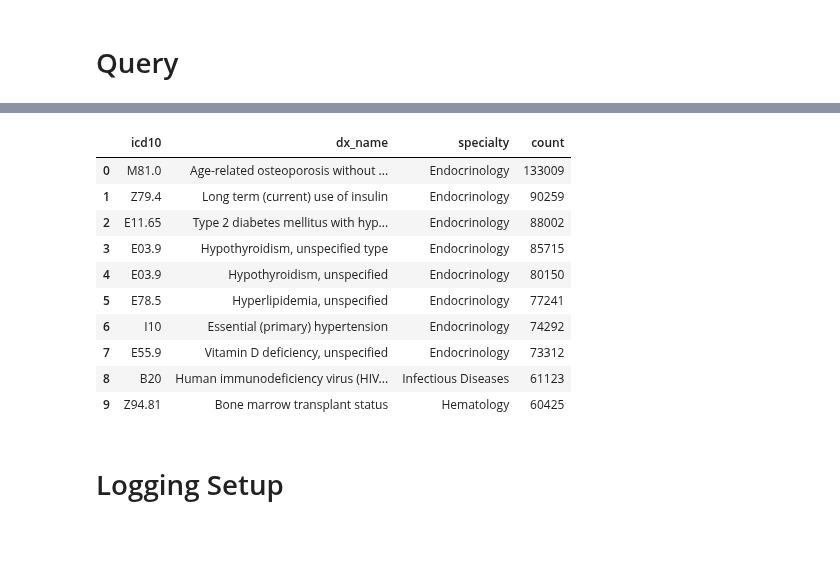
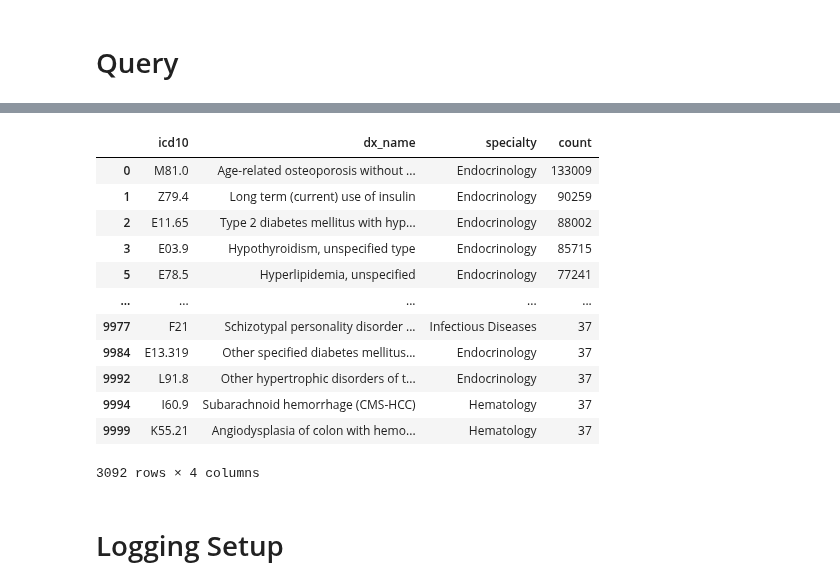
Before and after one commit to HealthRex/CDSS, a Jupyter notebook: scripts/eConsult/Recommender/phase_1/Notebook/phase_1_updated.ipynb, the cells around one changed output, grey strips where cells are left out. Saved outputs shown, nothing was run; the diff lists cells and outputs as text; code cells hidden in the pictures; blank space fills up the shorter version.

```diff
--- a/scripts/eConsult/Recommender/phase_1/Notebook/phase_1_updated.ipynb
+++ b/scripts/eConsult/Recommender/phase_1/Notebook/phase_1_updated.ipynb
@@ -72,14 +63,0 @@ limit 10
-# %%
-top_200_icd10_codes
-# %% [output]
-|  | icd10 | dx_name | specialty | count |
-| 0 | M81.0 | Age-related osteoporosis without ... | Endocrinology | 133009 |
-| 1 | Z79.4 | Long term (current) use of insulin | Endocrinology | 90259 |
-| 2 | E11.65 | Type 2 diabetes mellitus with hyp... | Endocrinology | 88002 |
-| 3 | E03.9 | Hypothyroidism, unspecified type | Endocrinology | 85715 |
-| 4 | E03.9 | Hypothyroidism, unspecified | Endocrinology | 80150 |
-| 5 | E78.5 | Hyperlipidemia, unspecified | Endocrinology | 77241 |
-| 6 | I10 | Essential (primary) hypertension | Endocrinology | 74292 |
-| 7 | E55.9 | Vitamin D deficiency, unspecified | Endocrinology | 73312 |
-| 8 | B20 | Human immunodeficiency virus (HIV... | Infectious Diseases | 61123 |
-| 9 | Z94.81 | Bone marrow transplant status | Hematology | 60425 |
@@ -88,3 +64,21 @@ top_200_icd10_codes_cleaned = top_200_icd10_codes[['icd10']].drop_duplicates()[:
+# %%
+top_icd10_codes_cleaned = top_limit_icd10_codes.drop_duplicates(subset=["icd10"])
+# %%
+top_icd10_codes_cleaned
+# %% [output]
+|  | icd10 | dx_name | specialty | count |
+| 0 | M81.0 | Age-related osteoporosis without ... | Endocrinology | 133009 |
+| 1 | Z79.4 | Long term (current) use of insulin | Endocrinology | 90259 |
+| 2 | E11.65 | Type 2 diabetes mellitus with hyp... | Endocrinology | 88002 |
+| 3 | E03.9 | Hypothyroidism, unspecified type | Endocrinology | 85715 |
+| 5 | E78.5 | Hyperlipidemia, unspecified | Endocrinology | 77241 |
+| ... | ... | ... | ... | ... |
+| 9977 | F21 | Schizotypal personality disorder ... | Infectious Diseases | 37 |
+| 9984 | E13.319 | Other specified diabetes mellitus... | Endocrinology | 37 |
+| 9992 | L91.8 | Other hypertrophic disorders of t... | Endocrinology | 37 |
+| 9994 | I60.9 | Subarachnoid hemorrhage (CMS-HCC) | Hematology | 37 |
+| 9999 | K55.21 | Angiodysplasia of colon with hemo... | Hematology | 37 |
+3092 rows × 4 columns
 # %% [markdown]
 # Logging Setup
 # %%
```
Also changed, not shown: parts of 24 cells of this notebook, 6 other files.
